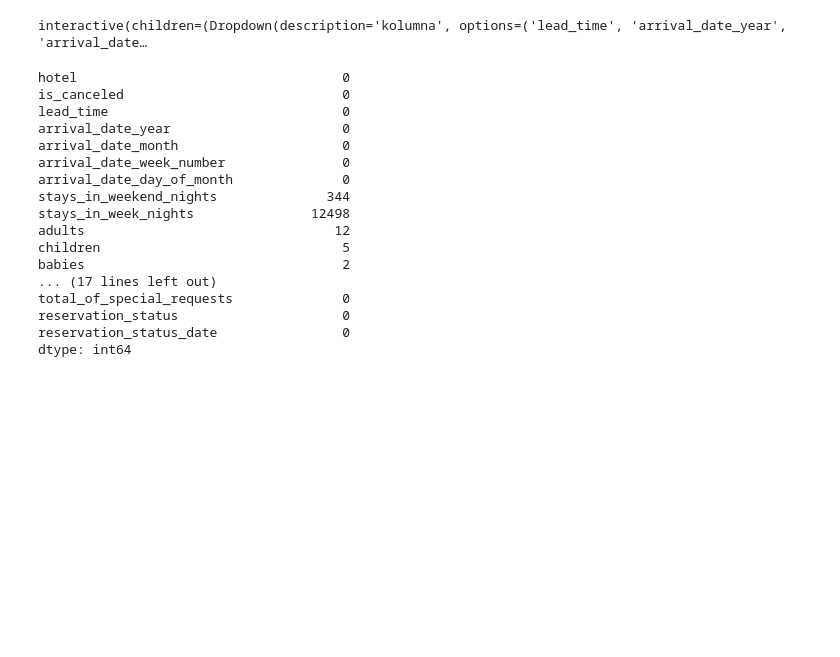
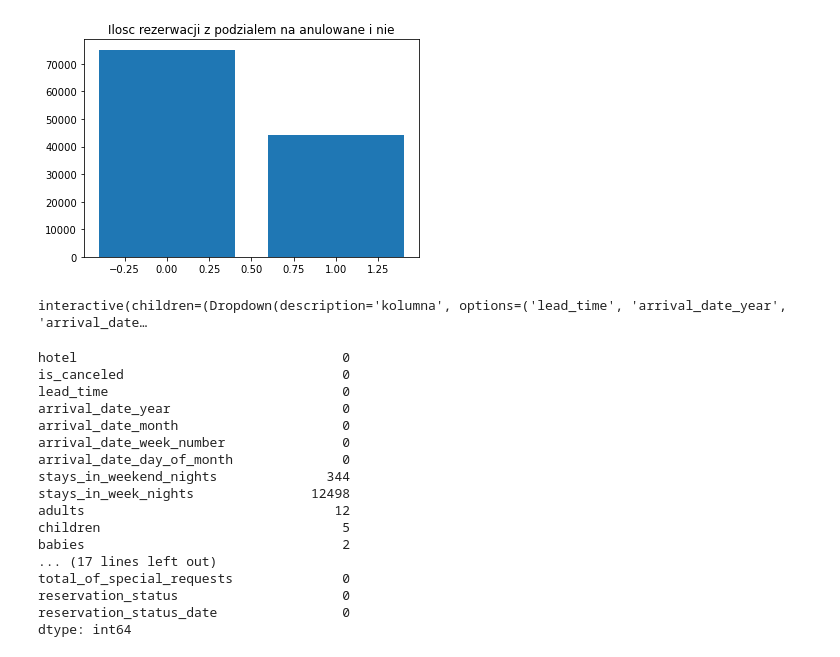
Before and after one commit to Mati0106/wm_2022, a Jupyter notebook: projects/magdas/sc/WM - Projekt.ipynb, the cells around one changed output. Saved outputs shown, nothing was run; the diff lists cells and outputs as text; code cells hidden in the pictures; blank space fills up the shorter version.

```diff
--- a/projects/magdas/sc/WM - Projekt.ipynb
+++ b/projects/magdas/sc/WM - Projekt.ipynb
@@ -43,3 +86,10 @@ df.head()
+# %%
+plt.bar([0,1],df['hotel'].groupby(df['is_canceled']).count())
+plt.title("Ilosc rezerwacji z podzialem na anulowane i nie")
+
+plt.show()
+# %% [output]
+[figure, added]
 # %%
 @interact(kolumna = ['lead_time', 'arrival_date_year',
        'arrival_date_month', 'arrival_date_week_number',
```
Also changed, not shown: parts of 83 cells of this notebook.
